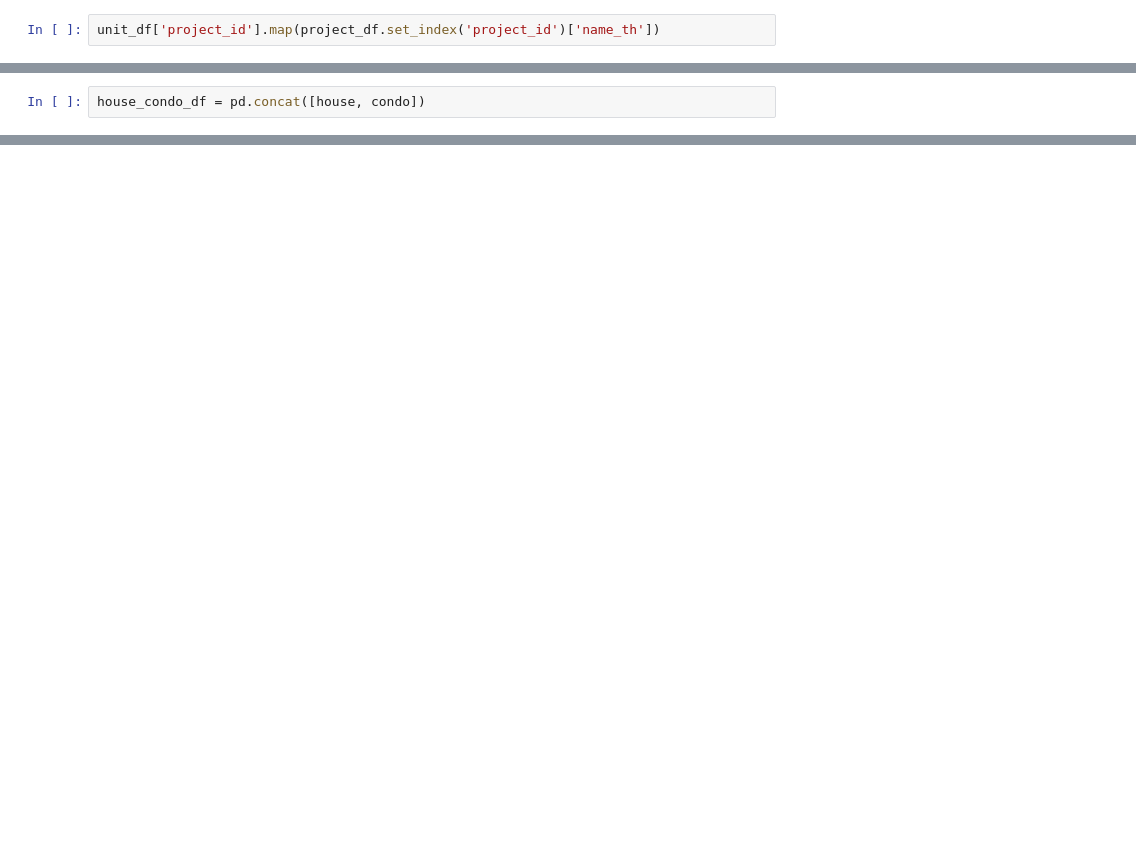
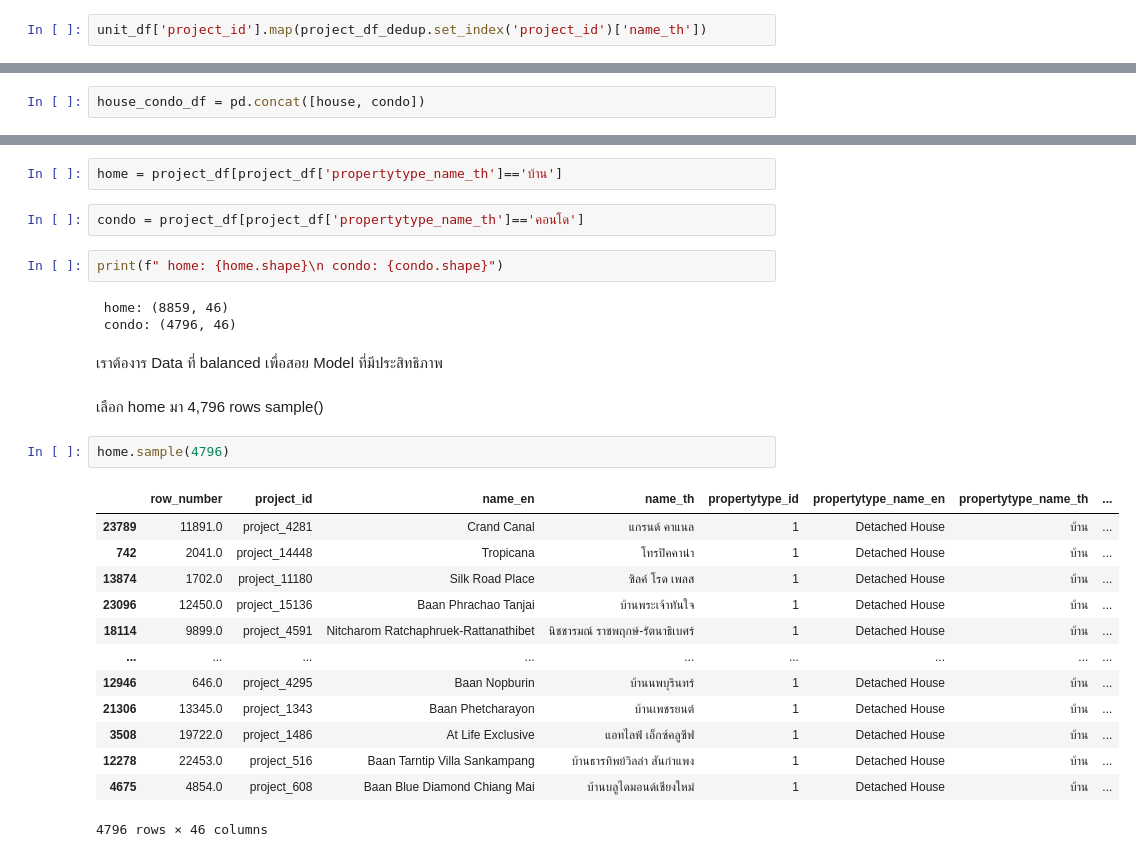
Before and after one commit to kxilll/BSC_DPDM2025, a Jupyter notebook: Ch3_Data_Preprocessing.ipynb, the cells around one changed output, grey strips where cells are left out. Saved outputs shown, nothing was run; the diff lists cells and outputs as text; blank space fills up the shorter version.

```diff
--- a/Ch3_Data_Preprocessing.ipynb
+++ b/Ch3_Data_Preprocessing.ipynb
@@ -479,5 +479,5 @@ day
                                                         'neighborhood_name_th','subdistrict_name_th',
                                                         'district_name_th','province_name_th'
 # %%
-unit_df['project_id'].map(project_df.set_index('project_id')['name_th'])
+unit_df['project_id'].map(project_df_dedup.set_index('project_id')['name_th'])
 # %% [output]
@@ -920,0 +942,29 @@ house_condo_df.head()
+# %%
+home = project_df[project_df['propertytype_name_th']=='บ้าน']
+# %%
+condo = project_df[project_df['propertytype_name_th']=='คอนโด']
+# %%
+print(f" home: {home.shape}\n condo: {condo.shape}")
+# %% [output]
+ home: (8859, 46)
+ condo: (4796, 46)
+# %% [markdown]
+เราต้องาร Data ที่ balanced เพื่อสอย Model ที่มีประสิทธิภาพ
+# %% [markdown]
+เลือก home มา 4,796 rows sample()
+# %%
+home.sample(4796)
+# %% [output]
+|  | row_number | project_id | name_en | name_th | propertytype_id | propertytype_name_en | propertytype_name_th | ... |
+| 23789 | 11891.0 | project_4281 | Crand Canal | แกรนด์ คาแนล | 1 | Detached House | บ้าน | ... |
+| 742 | 2041.0 | project_14448 | Tropicana | โทรปิคคาน่า | 1 | Detached House | บ้าน | ... |
+| 13874 | 1702.0 | project_11180 | Silk Road Place | ซิลค์ โรด เพลส | 1 | Detached House | บ้าน | ... |
+| 23096 | 12450.0 | project_15136 | Baan Phrachao Tanjai | บ้านพระเจ้าทันใจ | 1 | Detached House | บ้าน | ... |
+| 18114 | 9899.0 | project_4591 | Nitcharom Ratchaphruek-Rattanathibet | นิชชารมณ์ ราชพฤกษ์-รัตนาธิเบศร์ | 1 | Detached House | บ้าน | ... |
+| ... | ... | ... | ... | ... | ... | ... | ... | ... |
+| 12946 | 646.0 | project_4295 | Baan Nopburin | บ้านนพบุรินทร์ | 1 | Detached House | บ้าน | ... |
+| 21306 | 13345.0 | project_1343 | Baan Phetcharayon | บ้านเพชรยนต์ | 1 | Detached House | บ้าน | ... |
+| 3508 | 19722.0 | project_1486 | At Life Exclusive | แอทไลฟ์ เอ็กซ์คลูซีฟ | 1 | Detached House | บ้าน | ... |
+| 12278 | 22453.0 | project_516 | Baan Tarntip Villa Sankampang | บ้านธารทิพย์วิลล่า สันกำแพง | 1 | Detached House | บ้าน | ... |
+| 4675 | 4854.0 | project_608 | Baan Blue Diamond Chiang Mai | บ้านบลูไดมอนด์เชียงใหม่ | 1 | Detached House | บ้าน | ... |
+4796 rows × 46 columns
```
Also changed, not shown: parts of 32 cells of this notebook.
